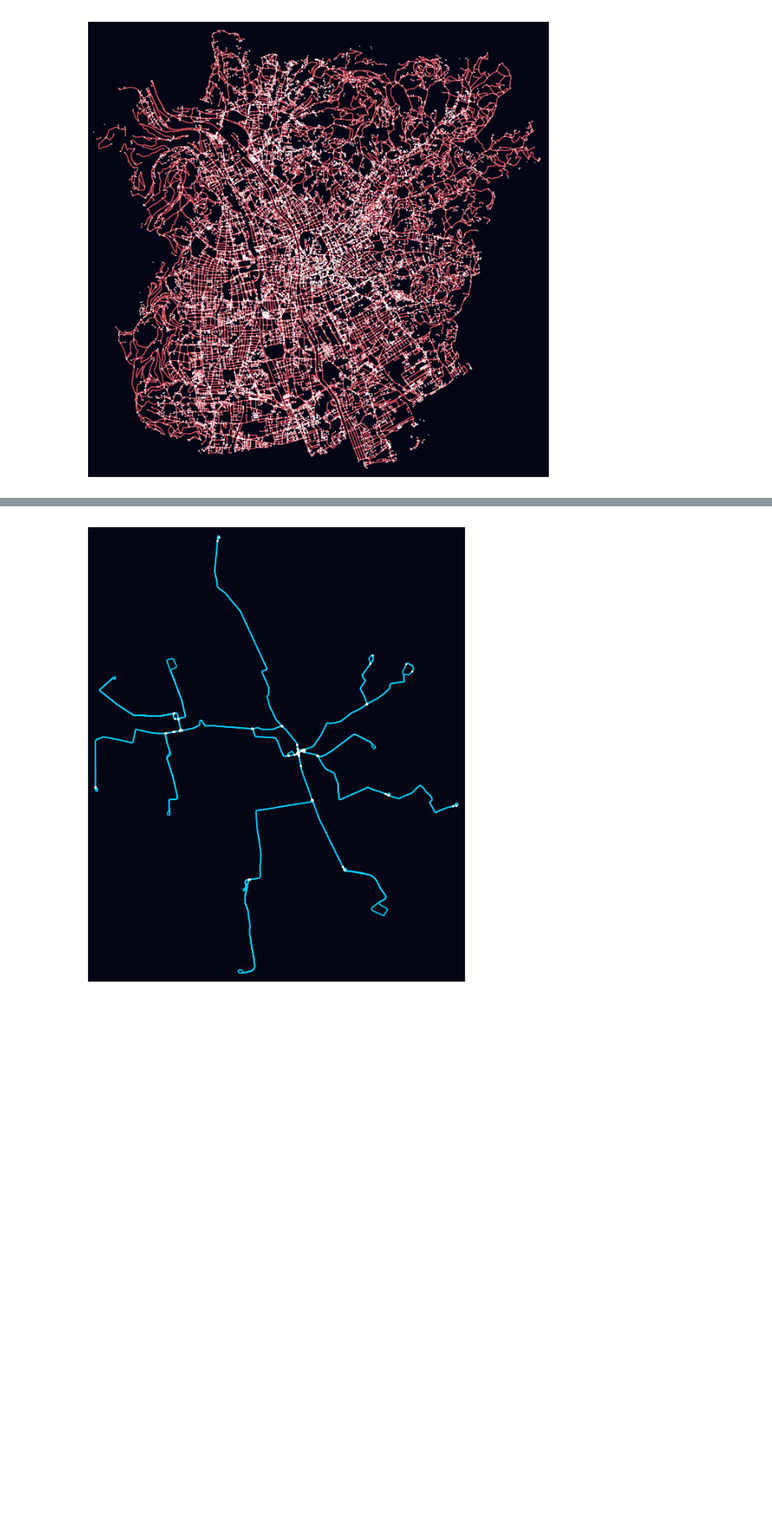
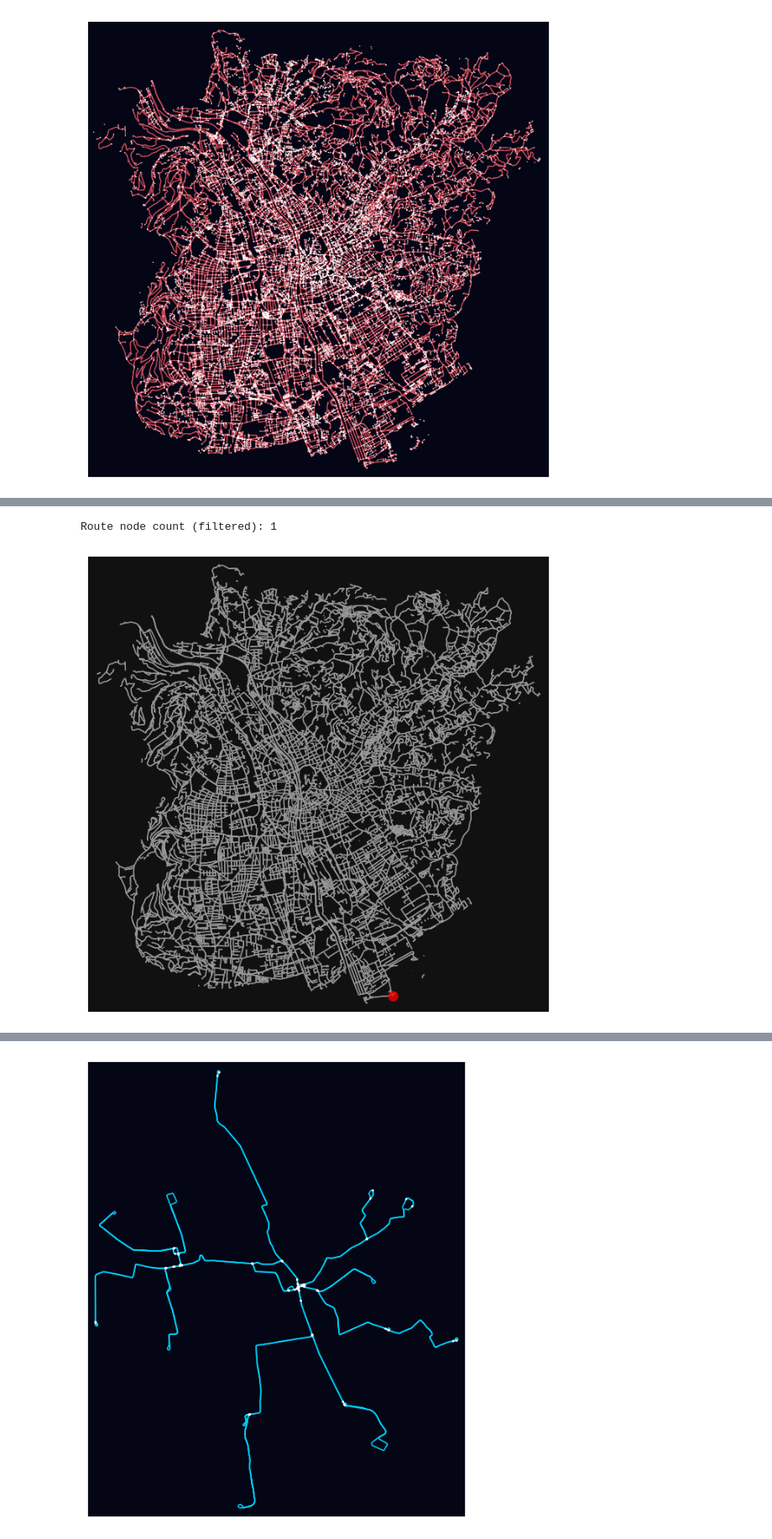
Before and after one commit to cryogen-tara/final-project-group1-cycling-network, a Jupyter notebook: notebooks/final-project-gr1.ipynb, the cells around one changed output, grey strips where cells are left out. Shown at 84% size. Drawn from its saved outputs; the diff is of its cells as text; code cells hidden in the pictures; blank space fills up the shorter version.

```diff
--- a/notebooks/final-project-gr1.ipynb
+++ b/notebooks/final-project-gr1.ipynb
@@ -205,0 +377,21 @@ plt.show()
+# %%
+# --- Inspect access/bicycle/service subtypes for service edges ---
+import osmnx as ox
+
+_, edges = ox.graph_to_gdfs(G, nodes=True, edges=True)
+
+def _hw(x):
+    return ",".join(map(str, x)) if isinstance(x, list) else str(x)
+
+edges["highway_str"] = edges["highway"].apply(_hw)
+
+service_edges = edges[edges["highway_str"].str.contains("service", na=False)].copy()
+
+cols = [c for c in ["highway_str", "service", "access", "bicycle", "oneway"] if c in service_edges.columns]
+print(service_edges[cols].head(20))
+
+# How many are private / driveways (if tags exist)?
+if "access" in service_edges.columns:
+    print("service edges with access=private:", int((service_edges["access"] == "private").sum()))
+if "service" in service_edges.columns:
+    print("service edges with service=driveway:", int((service_edges["service"] == "driveway").sum()))
@@ -205,0 +509,17 @@ plt.show()
+# %%
+import osmnx as ox
+import networkx as nx
+
+orig = (47.0707, 15.4395)
+dest = (47.0830, 15.4510)
+
+o = ox.distance.nearest_nodes(G_filt, orig[1], orig[0])
+d = ox.distance.nearest_nodes(G_filt, dest[1], dest[0])
+
+route = nx.shortest_path(G_filt, o, d, weight="length")
+print("Route node count (filtered):", len(route))
+
+fig, ax = ox.plot_graph_route(G_filt, route, node_size=0, route_linewidth=3)
+# %% [output]
+Route node count (filtered): 1
+[figure, added]
```
Also changed, not shown: parts of 36 cells of this notebook.
